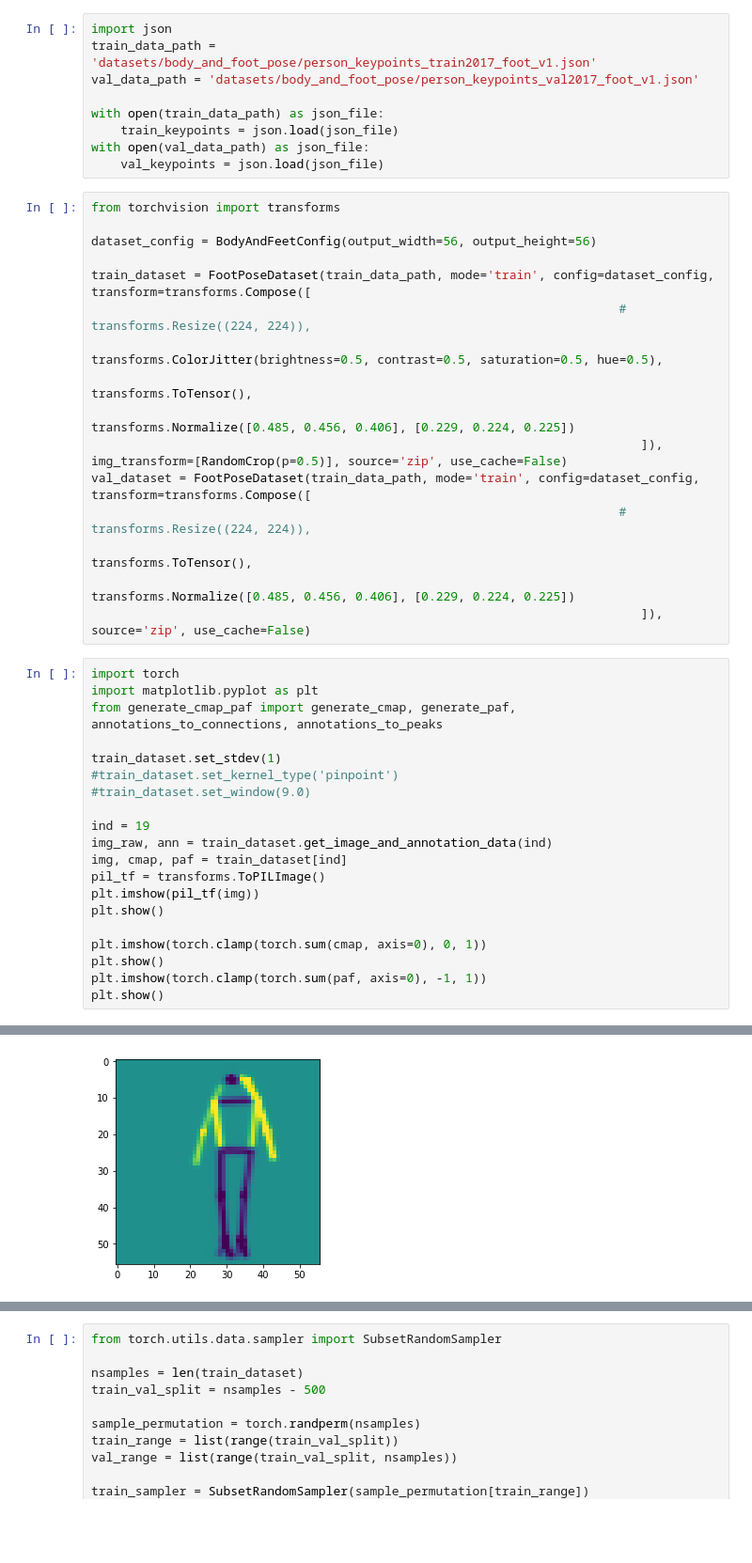
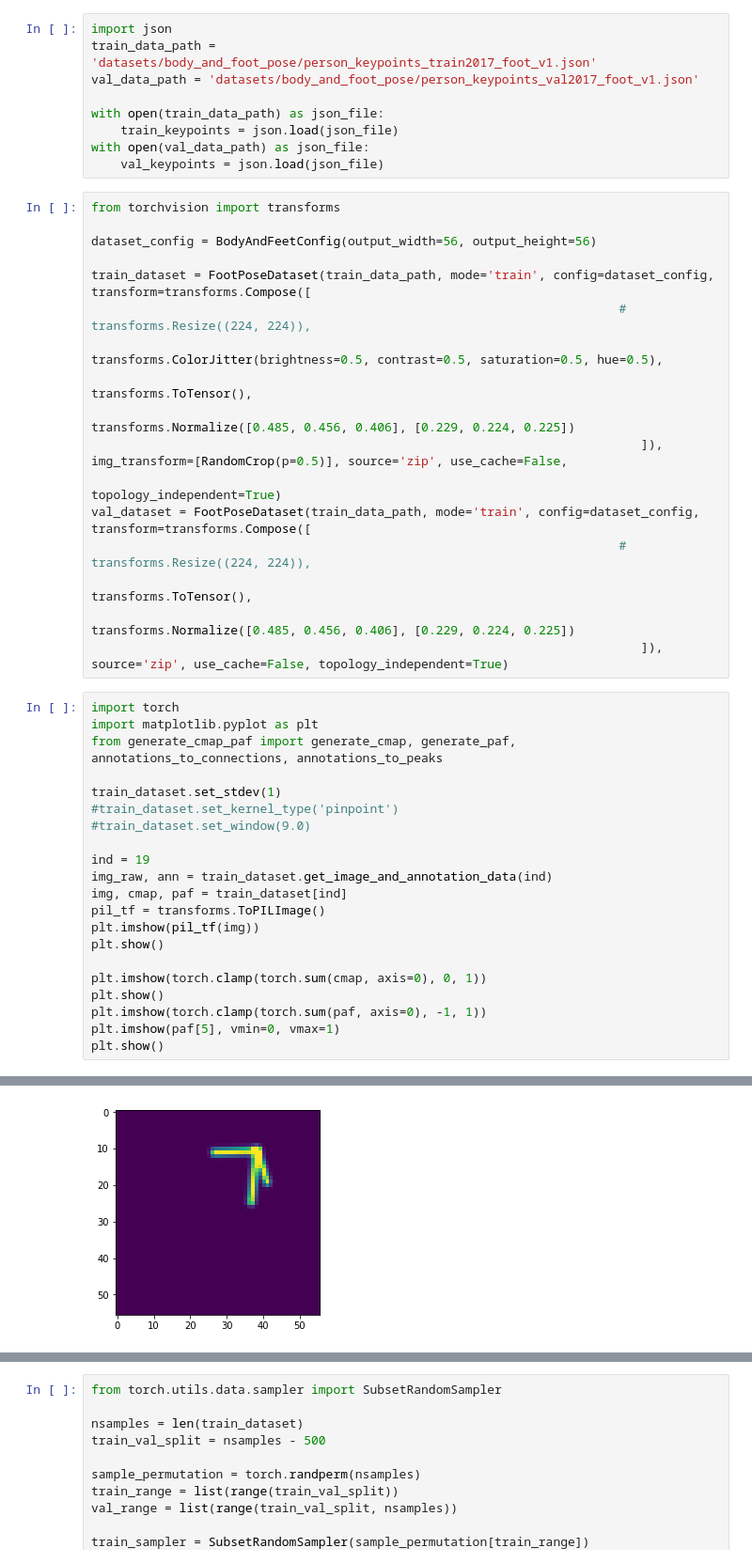
Before and after one commit to yinondouchan/pose_estimation_train, a Jupyter notebook: foot_pose_estimation_train.ipynb, the cells around one changed output, grey strips where cells are left out. Shown at 94% size. Drawn from its saved outputs; the diff is of its cells as text; blank space fills up the shorter version.

Commit message:
added topology independent paf code creation

```diff
--- a/foot_pose_estimation_train.ipynb
+++ b/foot_pose_estimation_train.ipynb
@@ -254,12 +254,13 @@ train_dataset = FootPoseDataset(train_data_path, mode='train', config=dataset_co
                                                                            transforms.ColorJitter(brightness=0.5, contrast=0.5, saturation=0.5, hue=0.5),
                                                                            transforms.ToTensor(),
                                                                            transforms.Normalize([0.485, 0.456, 0.406], [0.229, 0.224, 0.225])
-                                                                           ]), img_transform=[RandomCrop(p=0.5)], source='zip', use_cache=False)
+                                                                           ]), img_transform=[RandomCrop(p=0.5)], source='zip', use_cache=False,
+                                                                           topology_independent=True)
 val_dataset = FootPoseDataset(train_data_path, mode='train', config=dataset_config, transform=transforms.Compose([
                                                                         #    transforms.Resize((224, 224)),
                                                                            transforms.ToTensor(),
                                                                            transforms.Normalize([0.485, 0.456, 0.406], [0.229, 0.224, 0.225])
-                                                                           ]), source='zip', use_cache=False)
+                                                                           ]), source='zip', use_cache=False, topology_independent=True)
 # %%
 import torch
 import matplotlib.pyplot as plt
@@ -279,5 +280,6 @@ plt.show()
 plt.imshow(torch.clamp(torch.sum(cmap, axis=0), 0, 1))
 plt.show()
 plt.imshow(torch.clamp(torch.sum(paf, axis=0), -1, 1))
+plt.imshow(paf[5], vmin=0, vmax=1)
 plt.show()
 # %% [output]
@@ -285,5 +287,5 @@ plt.show()
 [figure]
-[figure, old version]
+[figure, new version]
 # %%
 # rc = RandomCrop()
 # img_cropped, ann_cropped = rc(img_raw, ann)
```
Also changed, not shown: parts of 3 cells of this notebook, 3 other files.
